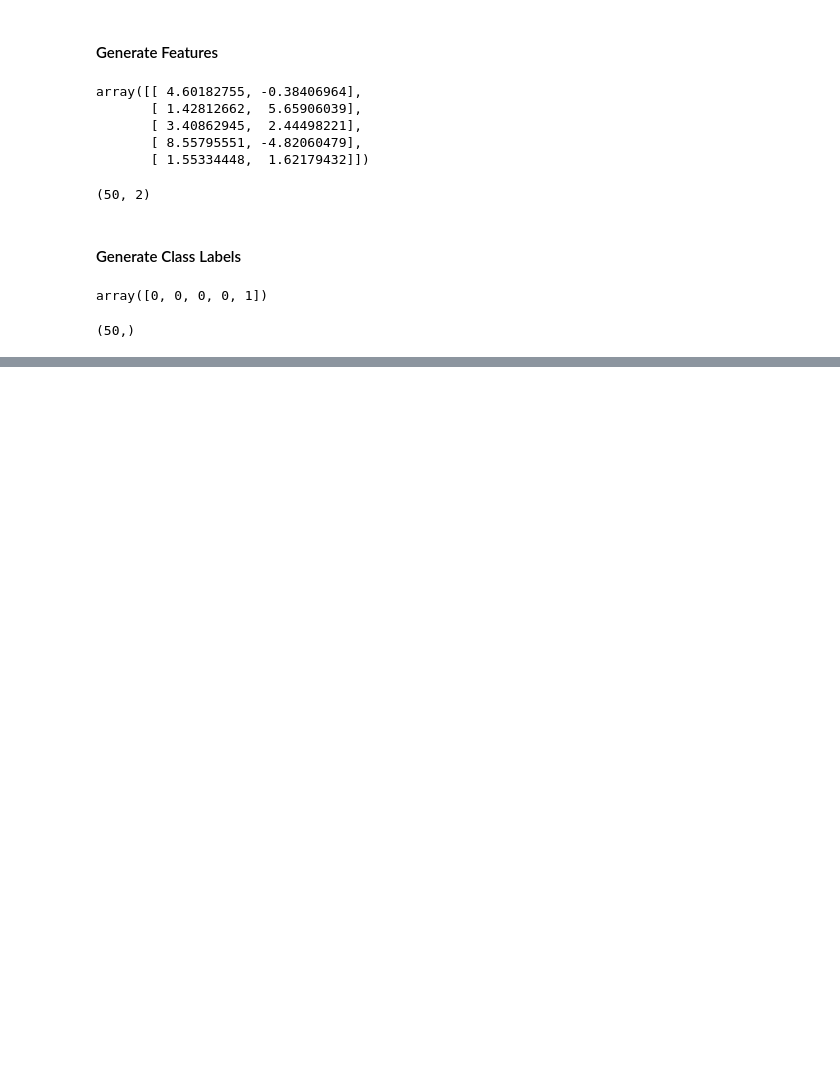
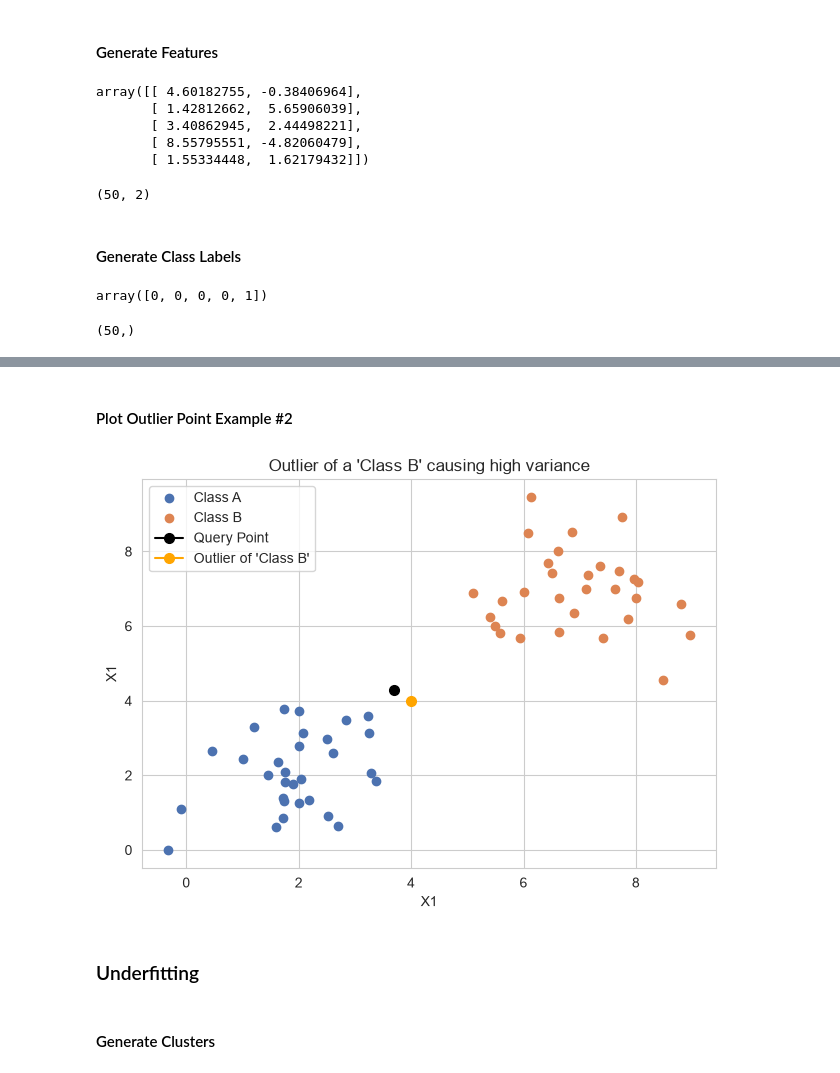
Before and after one commit to dheemanth-bhat/supervised-ml-algorithms, a Jupyter notebook: 03_K_Nearest_Neighbors/knn_edge_cases.ipynb, the cells around one changed output, grey strips where cells are left out. Saved outputs shown, nothing was run; the diff lists cells and outputs as text; code cells hidden in the pictures; blank space fills up the shorter version.

```diff
--- a/03_K_Nearest_Neighbors/knn_edge_cases.ipynb
+++ b/03_K_Nearest_Neighbors/knn_edge_cases.ipynb
@@ -108,0 +109,27 @@ plt.show()
+# %%
+# Generate clusters.
+group1 = rng.normal(loc=2.0, scale=1.0, size=(30, 2))
+group2 = rng.normal(loc=7.0, scale=1.0, size=(30, 2))
+# %% [markdown]
+#### Plot Outlier Point Example #2
+# %%
+plt.scatter(x=group1[:, 0], y=group1[:, 1], label="Class A")
+plt.scatter(x=group2[:, 0], y=group2[:, 1], label="Class B")
+
+plt.plot(3.7, 4.3, color="black", marker="o", markersize=7, label="Query Point")
+plt.plot(4.0, 4.0, color="orange", marker="o", markersize=7, label="Outlier of 'Class B'")
+
+plt.title("Outlier of a 'Class B' causing high variance")
+plt.xlabel("X1")
+plt.ylabel("X1")
+plt.legend(loc="upper left")
+plt.tight_layout()
+
+# plt.savefig("images/outlier_high_variance.png")
+plt.show()
+# %% [output]
+[figure, added]
+# %% [markdown]
+### Underfitting
+# %% [markdown]
+#### Generate Clusters
```
Also changed, not shown: parts of 6 cells of this notebook, 8 other files.
